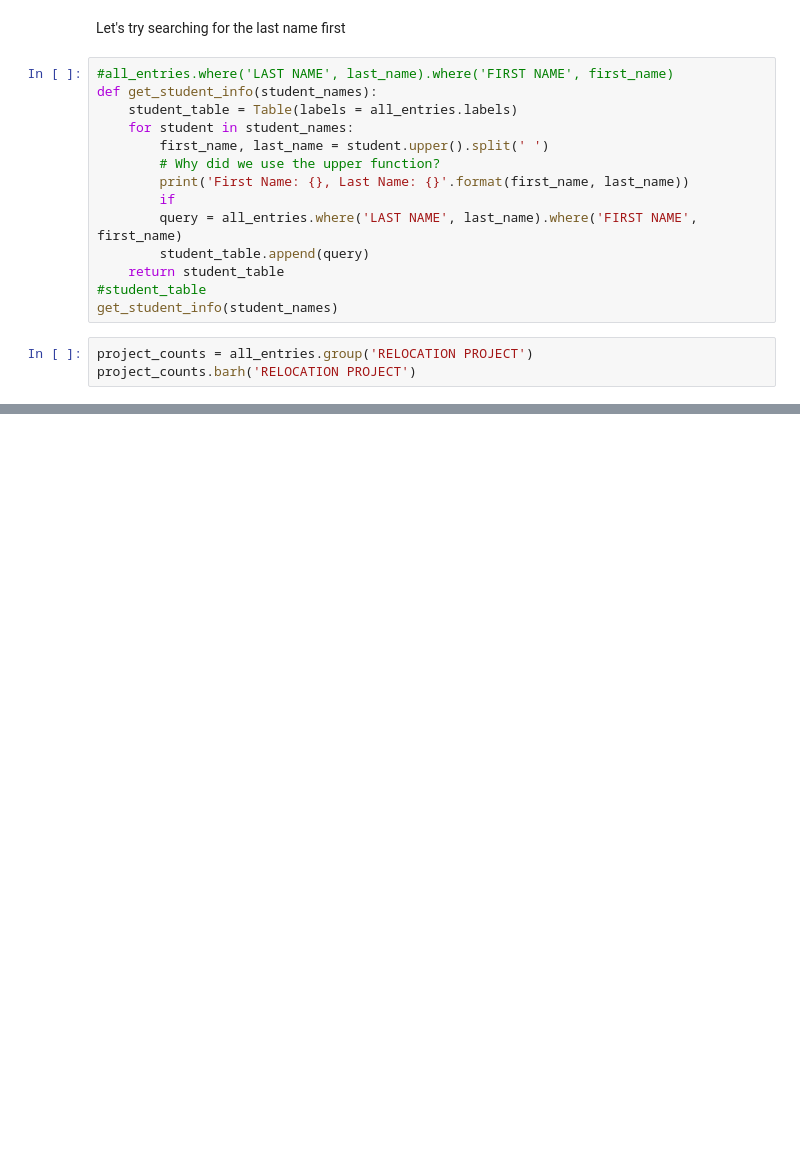
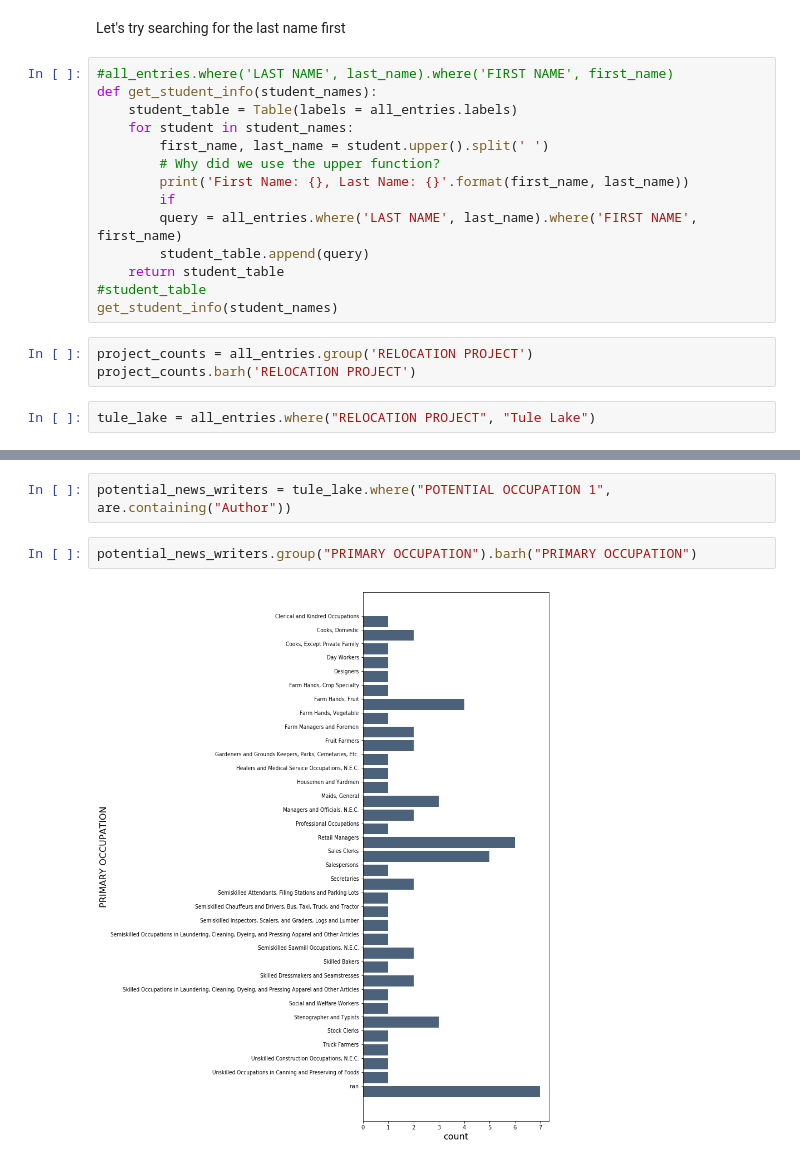
Before and after one commit to data-8/history-88, a Jupyter notebook: query_students.ipynb, the cells around one changed output, grey strips where cells are left out. Drawn from its saved outputs; the diff is of its cells as text; blank space fills up the shorter version.

```diff
--- a/query_students.ipynb
+++ b/query_students.ipynb
@@ -43,3 +64,5 @@ get_student_info(student_names)
 # %%
 project_counts = all_entries.group('RELOCATION PROJECT')
 project_counts.barh('RELOCATION PROJECT')
+# %%
+tule_lake = all_entries.where("RELOCATION PROJECT", "Tule Lake")
@@ -45,0 +80,6 @@ project_counts.barh('RELOCATION PROJECT')
+# %%
+potential_news_writers = tule_lake.where("POTENTIAL OCCUPATION 1", are.containing("Author"))
+# %%
+potential_news_writers.group("PRIMARY OCCUPATION").barh("PRIMARY OCCUPATION")
+# %% [output]
+[figure, added]
```
Also changed, not shown: parts of 9 cells of this notebook, 2 other files.
